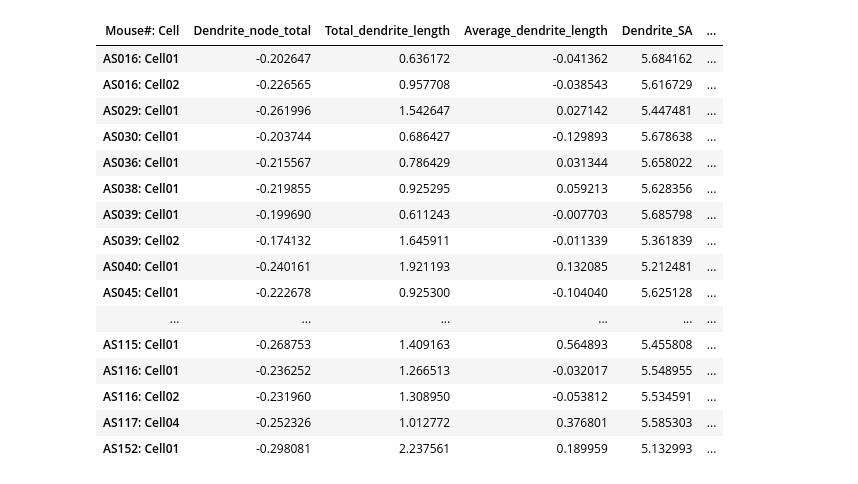
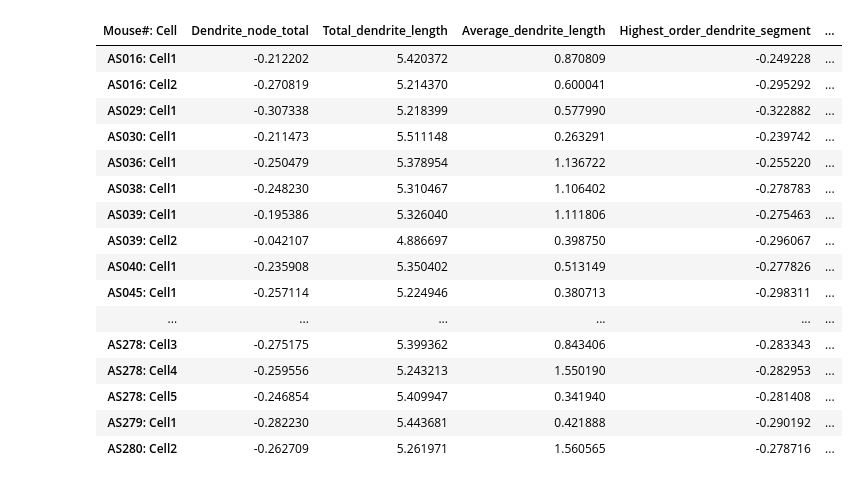
Before and after one commit to Packer-Lab/morph-analysis, a Jupyter notebook: Iterative Morphological Analysis-Jake.ipynb, the cells around one changed output. Cells and saved outputs as stored; diff of their text form; code cells hidden in the pictures.

```diff
--- a/Iterative Morphological Analysis-Jake.ipynb
+++ b/Iterative Morphological Analysis-Jake.ipynb
@@ -28,7 +35,8 @@ from ams_utilities import *
 # %%
-#export to google sheet
-df_all=GS_to_df('https://docs.google.com/spreadsheets/d/1ziOx80em0ZhmMmSjKePYbOq3K6sHcOapfHjy9S4oDbk/edit#gid=662691853')
+#import morph data from google sheet (actually from .csv saved from google sheet bc of google permissions)
+# df_all=GS_to_df('https://docs.google.com/spreadsheets/d/1ziOx80em0ZhmMmSjKePYbOq3K6sHcOapfHjy9S4oDbk/edit#gid=662691853')
+df_all=pd.read_csv(r'E:\Jake\Morph_analysis.csv')
 df_all.index=df_all.iloc[:,0]
 df_all=df_all.drop('Mouse#: Cell', axis=1)
-df_all.head()
+df_all
 # %% [output]
@@ -43,59 +62,71 @@ df_all.head()
 # %%
 # Eliminate rows containing redundant, uninformative or incomplete (NaN) data
 # In this instance -- will focus on dendritic data and soma perimeter, drop everything ele
-dattab = df_all.iloc[25:66,:]
+dattab = df_all.iloc[25:69,:]
 dattab = dattab.drop(['Soma_surace_area',
                      'Soma_volume',
                      'Soma_aspect_ration',
                      'Soma_compactness_factor',
                      'Soma_form_factor',
                      'Somatic_roundness',
-                     'Dendrite_max_extent'],0)
+                     'Dendrite_max_extent',
+                     'Dendrite_SA',
+                     'Dendrite_length_to_SA_ratio',
+#                      'Dendrite_polar_longest_bin', #Removed because it doesn't seem like a sensible metric
+                     'AP Coords',
+#                      'DV Coords',
+#                      'ML Coords'
+                     ],0)
 #Drop cells that we've decided are bad
-dattab=dattab.drop(['AS035: Cell01',
-                    'AS057: Cell03',
-                    'AS062: Cell03',
-                    'AS063: Cell03',
-                    'AS091: Cell03',
-                    'AS132: Cell03',
-                    'AS143: Cell03',
-#8 outliers
-#                     'AS039: Cell02',
-#                     'AS040: Cell01',
-#                     'AS152: Cell01',
-#                     'AS062: Cell02',
-#                     'AS059: Cell02',
-#                     'AS117: Cell04',
-#                     'AS115: Cell01',
-#                     'AS071: Cell01'
+dattab=dattab.drop(['AS035: Cell1',
+#                     'AS039: Cell2', #neurogliaform cell
+                    'AS057: Cell3',
+                    'AS062: Cell3',
+                    'AS063: Cell3',
+                    'AS091: Cell3',
+                    'AS132: Cell3',
+                    'AS143: Cell3',
+#7 outliers
+#                     'AS040: Cell1',
+#                     'AS152: Cell1',
+#                     'AS062: Cell2',
+#                     'AS059: Cell2',
+#                     'AS117: Cell4',
+#                     'AS115: Cell1',
+#                     'AS071: Cell1'
                     ], 1)
+
+# #Add spiny-ness metric
+# spines=pd.read_excel('E:\Jake\spinyness.xlsx', names=['Spinyness measure'], usecols='F', squeeze=True)
+# spines.index=dattab.columns
+# dattab=dattab.append(spines)
+# dattab=dattab.dropna(axis=1)
 
 # Convert to float array and standardise data ((x - mean)/std)
 dattab = au.str_flt(dattab.iloc[:,:])
 dattab -= np.mean(dattab)
 dattab /= np.std(dattab)
 
 # # Transpose array so variables arranged column-wise
 data = dattab.T
-
 # data.columns.names = ["metric"]
 # data.index.names = ["cell"]
 data
 # %% [output]
-| Mouse#: Cell | Dendrite_node_total | Total_dendrite_length | Average_dendrite_length | Dendrite_SA | ... |
-| AS016: Cell01 | -0.202647 | 0.636172 | -0.041362 | 5.684162 | ... |
-| AS016: Cell02 | -0.226565 | 0.957708 | -0.038543 | 5.616729 | ... |
-| AS029: Cell01 | -0.261996 | 1.542647 | 0.027142 | 5.447481 | ... |
-| AS030: Cell01 | -0.203744 | 0.686427 | -0.129893 | 5.678638 | ... |
-| AS036: Cell01 | -0.215567 | 0.786429 | 0.031344 | 5.658022 | ... |
-| AS038: Cell01 | -0.219855 | 0.925295 | 0.059213 | 5.628356 | ... |
-| AS039: Cell01 | -0.199690 | 0.611243 | -0.007703 | 5.685798 | ... |
-| AS039: Cell02 | -0.174132 | 1.645911 | -0.011339 | 5.361839 | ... |
-| AS040: Cell01 | -0.240161 | 1.921193 | 0.132085 | 5.212481 | ... |
-| AS045: Cell01 | -0.222678 | 0.925300 | -0.104040 | 5.625128 | ... |
+| Mouse#: Cell | Dendrite_node_total | Total_dendrite_length | Average_dendrite_length | Highest_order_dendrite_segment | ... |
+| AS016: Cell1 | -0.212202 | 5.420372 | 0.870809 | -0.249228 | ... |
+| AS016: Cell2 | -0.270819 | 5.214370 | 0.600041 | -0.295292 | ... |
+| AS029: Cell1 | -0.307338 | 5.218399 | 0.577990 | -0.322882 | ... |
+| AS030: Cell1 | -0.211473 | 5.511148 | 0.263291 | -0.239742 | ... |
+| AS036: Cell1 | -0.250479 | 5.378954 | 1.136722 | -0.255220 | ... |
+| AS038: Cell1 | -0.248230 | 5.310467 | 1.106402 | -0.278783 | ... |
+| AS039: Cell1 | -0.195386 | 5.326040 | 1.111806 | -0.275463 | ... |
+| AS039: Cell2 | -0.042107 | 4.886697 | 0.398750 | -0.296067 | ... |
+| AS040: Cell1 | -0.235908 | 5.350402 | 0.513149 | -0.277826 | ... |
+| AS045: Cell1 | -0.257114 | 5.224946 | 0.380713 | -0.298311 | ... |
 | ... | ... | ... | ... | ... | ... |
-| AS115: Cell01 | -0.268753 | 1.409163 | 0.564893 | 5.455808 | ... |
-| AS116: Cell01 | -0.236252 | 1.266513 | -0.032017 | 5.548955 | ... |
-| AS116: Cell02 | -0.231960 | 1.308950 | -0.053812 | 5.534591 | ... |
-| AS117: Cell04 | -0.252326 | 1.012772 | 0.376801 | 5.585303 | ... |
-| AS152: Cell01 | -0.298081 | 2.237561 | 0.189959 | 5.132993 | ... |
+| AS278: Cell3 | -0.275175 | 5.399362 | 0.843406 | -0.283343 | ... |
+| AS278: Cell4 | -0.259556 | 5.243213 | 1.550190 | -0.282953 | ... |
+| AS278: Cell5 | -0.246854 | 5.409947 | 0.341940 | -0.281408 | ... |
+| AS279: Cell1 | -0.282230 | 5.443681 | 0.421888 | -0.290192 | ... |
+| AS280: Cell2 | -0.262709 | 5.261971 | 1.560565 | -0.278716 | ... |
```
Also changed, not shown: parts of 30 cells of this notebook, 20 other files.
